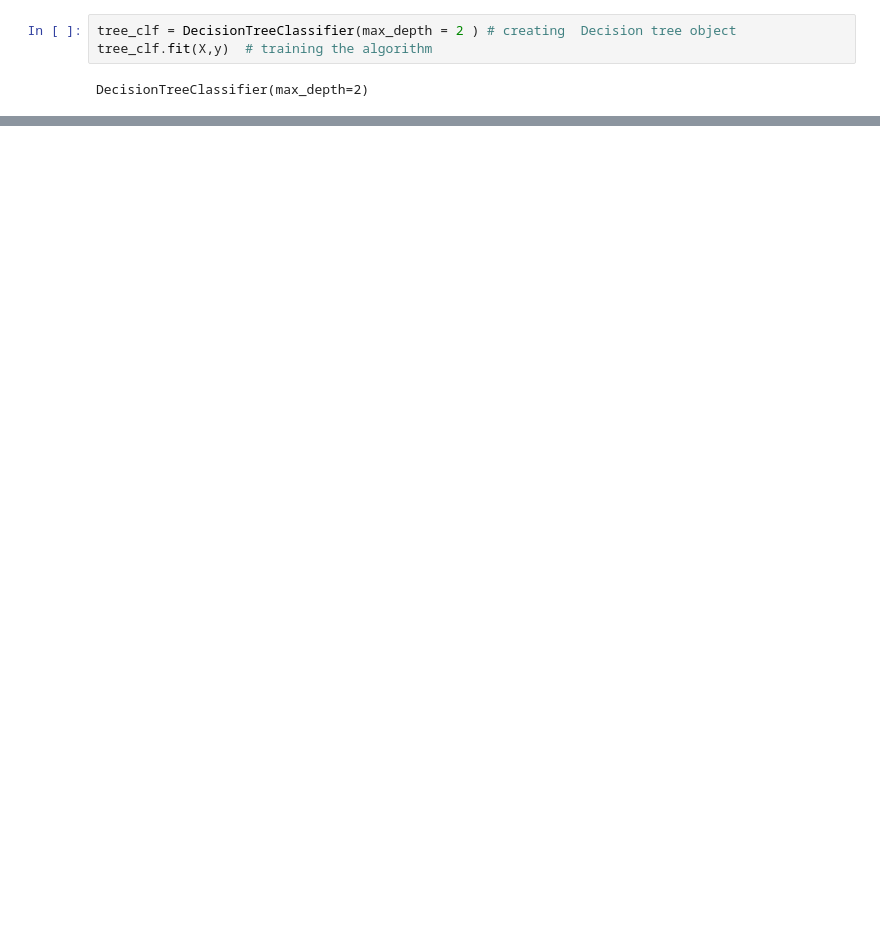
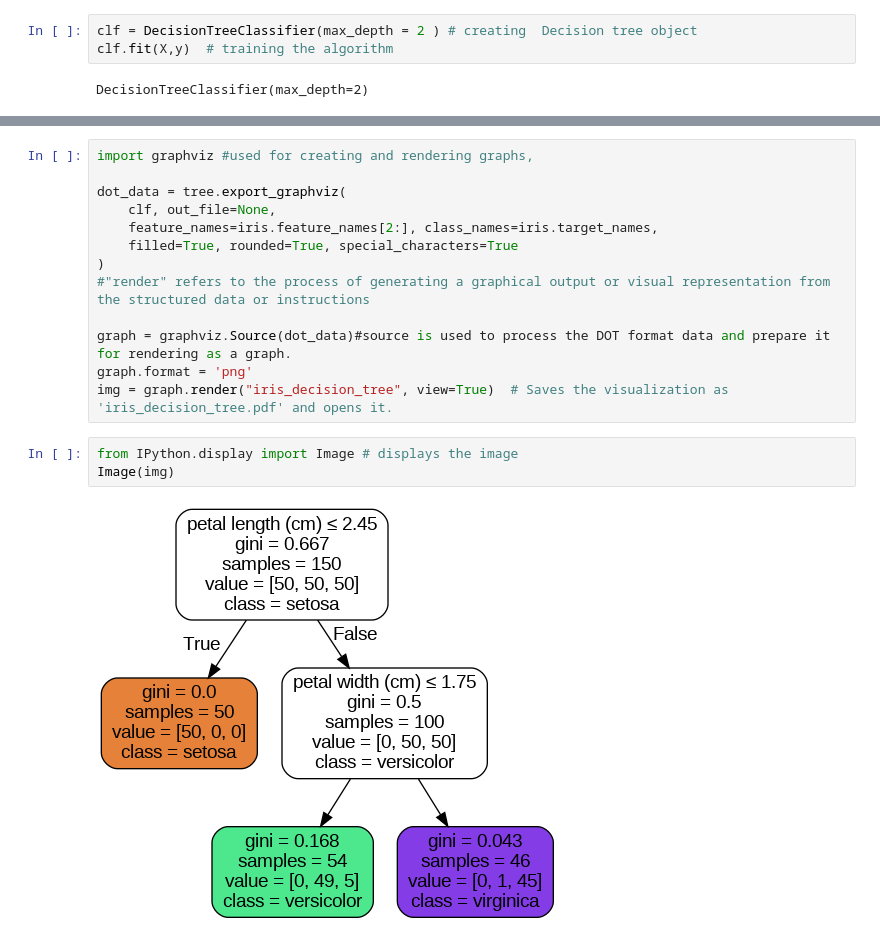
Before and after one commit to surajjorwar/Decision-Tree, a Jupyter notebook: Decision_Tree.ipynb, the cells around one changed output, grey strips where cells are left out. Saved outputs shown, nothing was run; the diff lists cells and outputs as text; blank space fills up the shorter version.

```diff
--- a/Decision_Tree.ipynb
+++ b/Decision_Tree.ipynb
@@ -23,7 +26,7 @@ print(y[0:2]) #first 2 element of our data
 # %% [output]
 [0 0]
 # %%
-tree_clf = DecisionTreeClassifier(max_depth = 2 ) # creating  Decision tree object
-tree_clf.fit(X,y)  # training the algorithm
+clf = DecisionTreeClassifier(max_depth = 2 ) # creating  Decision tree object
+clf.fit(X,y)  # training the algorithm
 # %% [output]
 DecisionTreeClassifier(max_depth=2)
@@ -29,0 +47,18 @@ DecisionTreeClassifier(max_depth=2)
+# %%
+import graphviz #used for creating and rendering graphs,
+
+dot_data = tree.export_graphviz(
+    clf, out_file=None,
+    feature_names=iris.feature_names[2:], class_names=iris.target_names,
+    filled=True, rounded=True, special_characters=True
+)
+#"render" refers to the process of generating a graphical output or visual representation from the structured data or instructions
+
+graph = graphviz.Source(dot_data)#source is used to process the DOT format data and prepare it for rendering as a graph.
+graph.format = 'png'
+img = graph.render("iris_decision_tree", view=True)  # Saves the visualization as 'iris_decision_tree.pdf' and opens it.
+# %%
+from IPython.display import Image # displays the image
+Image(img)
+# %% [output]
+[figure, added]
```
Also changed, not shown: parts of 3 cells of this notebook.
